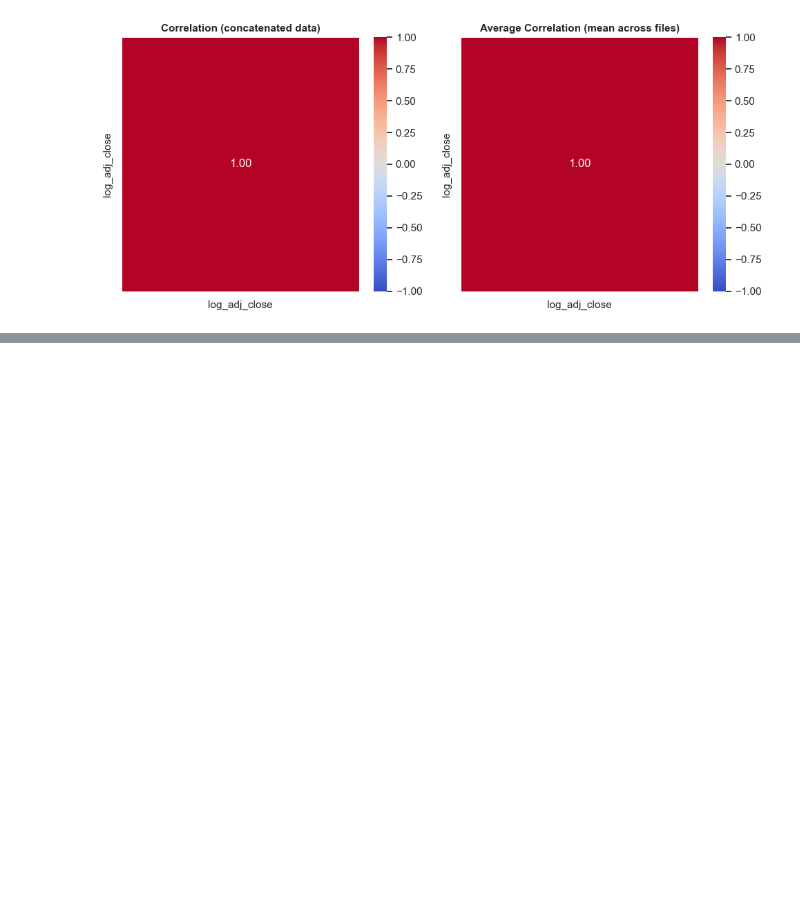
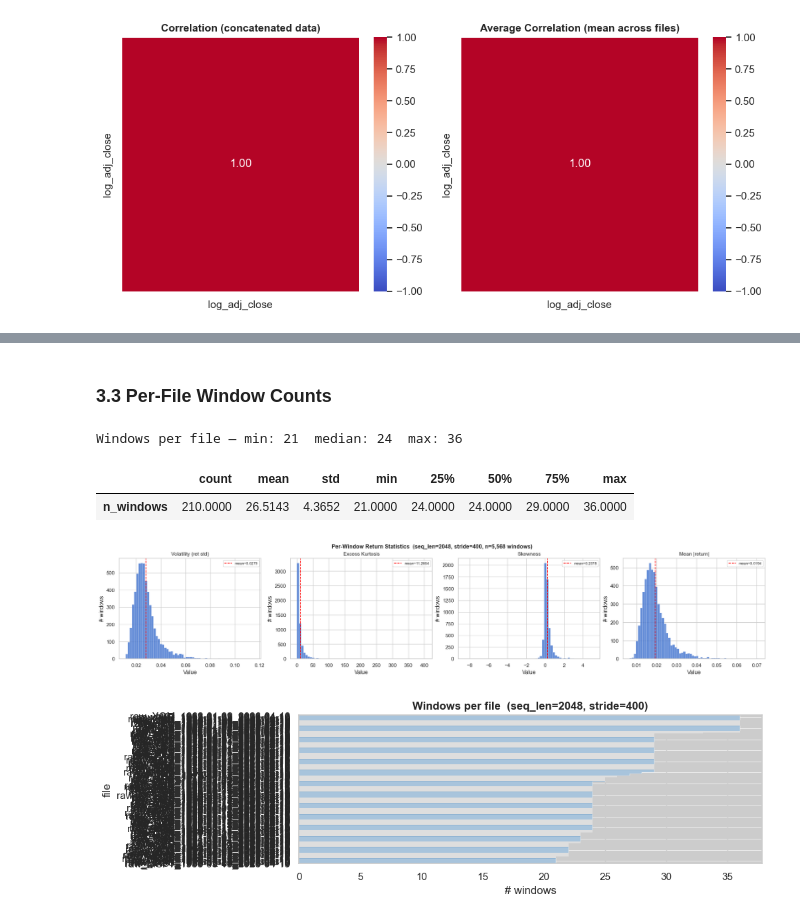
Before and after one commit to GiacomoNegri/Master-Thesis, a Jupyter notebook: notebooks/EDA.ipynb, the cells around one changed output, grey strips where cells are left out. Cells and saved outputs as stored; diff of their text form; code cells hidden in the pictures; blank space fills up the shorter version.

Commit message:
modifications and inclusion of sigma based graphs

```diff
--- a/notebooks/EDA.ipynb
+++ b/notebooks/EDA.ipynb
@@ -23,7 +23,7 @@ sns.set_theme(style='whitegrid', palette='muted')
 %matplotlib inline
 # %%
 # ── USER INPUT ────────────────────────────────────────────────────────────────
-load_from_dir = "../data/replication_returns_other_OLD"  # <-- set your folder here
+load_from_dir = "../data/replication_returns_other"  # <-- set your folder here
 
 # Max files for which per-file PLOTS are rendered (set None to plot all files)
 MAX_FILES_DISPLAY = 5
@@ -616,0 +626,6 @@ plt.show()
+# %%
+# ── USER INPUT ────────────────────────────────────────────────────────────────
+# Match the values in configs/replication.yaml (train section)
+SEQ_LEN = 2048   # seq_len
+STRIDE  = 400    # stride
+# ─────────────────────────────────────────────────────────────────────────────
@@ -616,0 +775,18 @@ plt.show()
+# %% [markdown]
+### 3.3 Per-File Window Counts
+# %%
+file_counts = win_df.groupby("file").size().rename("n_windows").sort_values(ascending=False)
+print(f"Windows per file — min: {file_counts.min()}  median: {file_counts.median():.0f}  max: {file_counts.max()}")
+display(file_counts.describe().to_frame().T)
+
+fig, ax = plt.subplots(figsize=(10, 3), constrained_layout=True)
+file_counts.sort_values().plot.barh(ax=ax, color='steelblue', edgecolor='white', linewidth=0.3)
+ax.set_xlabel("# windows")
+ax.set_title(f"Windows per file  (seq_len={SEQ_LEN}, stride={STRIDE})", fontweight='bold')
+plt.show()
+# %% [output]
+Windows per file — min: 21  median: 24  max: 36
+|  | count | mean | std | min | 25% | 50% | 75% | max |
+| n_windows | 210.0000 | 26.5143 | 4.3652 | 21.0000 | 24.0000 | 24.0000 | 29.0000 | 36.0000 |
+[figure, added]
+[figure, added]
```
Also changed, not shown: parts of 8 cells of this notebook, 2 other files.
